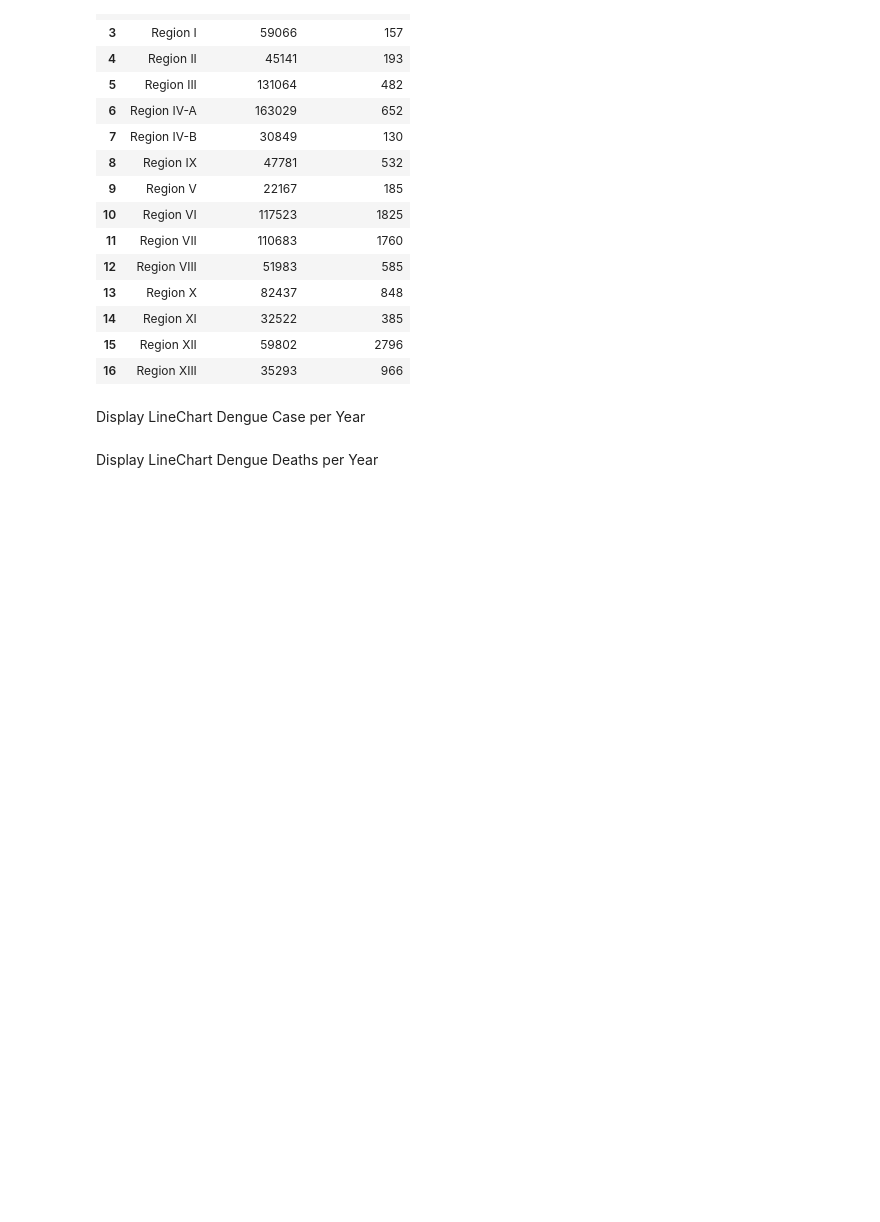
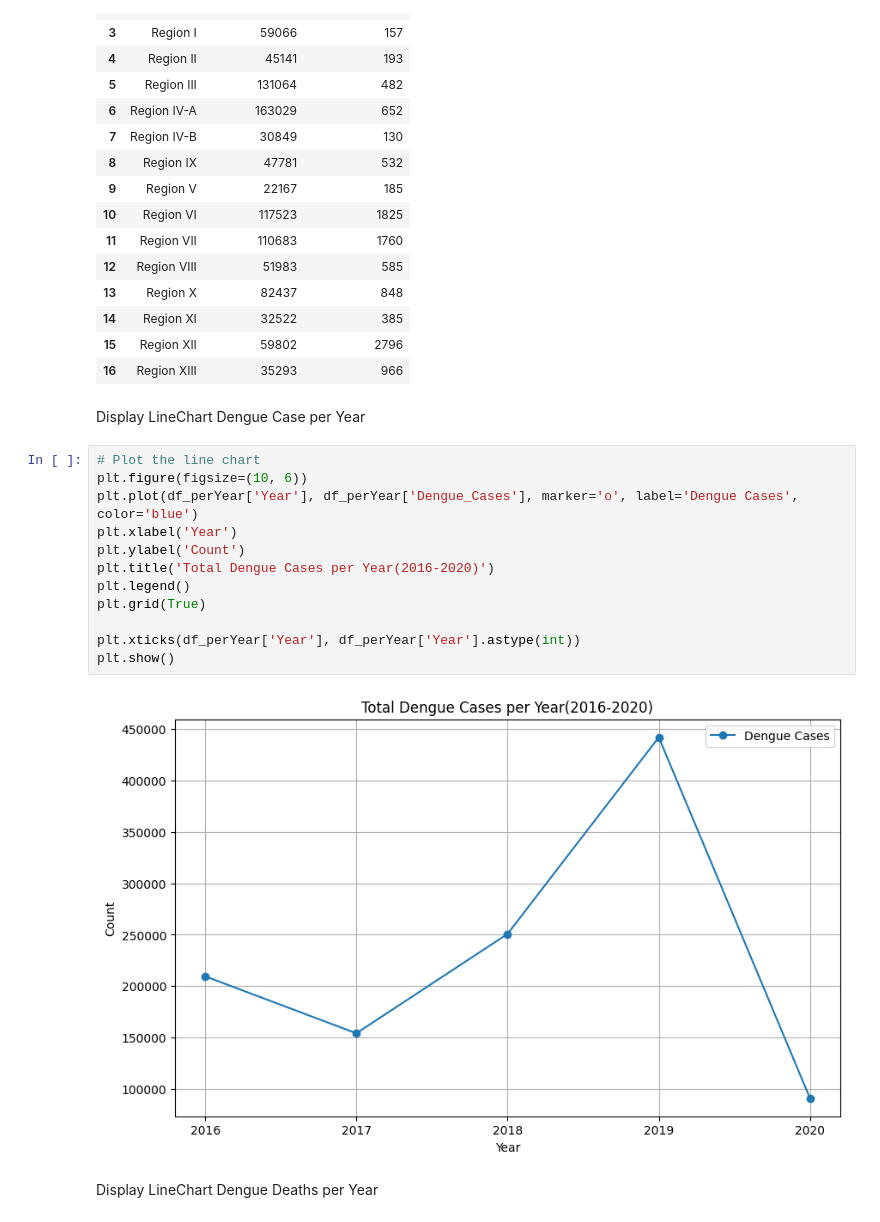
Before and after one commit to dambear/ITBA3203-PROJECT, a Jupyter notebook: dengue.ipynb, the cells around one changed output. Drawn from its saved outputs; the diff is of its cells as text; blank space fills up the shorter version.

Commit message:
make 2 line chart

```diff
--- a/dengue.ipynb
+++ b/dengue.ipynb
@@ -73,5 +73,19 @@ df_perRegion
 | 16 | Region XIII | 35293 | 966 |
 # %% [markdown]
 Display LineChart Dengue Case per Year
+# %%
+# Plot the line chart
+plt.figure(figsize=(10, 6))
+plt.plot(df_perYear['Year'], df_perYear['Dengue_Cases'], marker='o', label='Dengue Cases', color='blue')
+plt.xlabel('Year')
+plt.ylabel('Count')
+plt.title('Total Dengue Cases per Year(2016-2020)')
+plt.legend()
+plt.grid(True)
+
+plt.xticks(df_perYear['Year'], df_perYear['Year'].astype(int))
+plt.show()
+# %% [output]
+[figure, added]
 # %% [markdown]
 Display LineChart Dengue Deaths per Year
```
Also changed, not shown: parts of 2 cells of this notebook.
